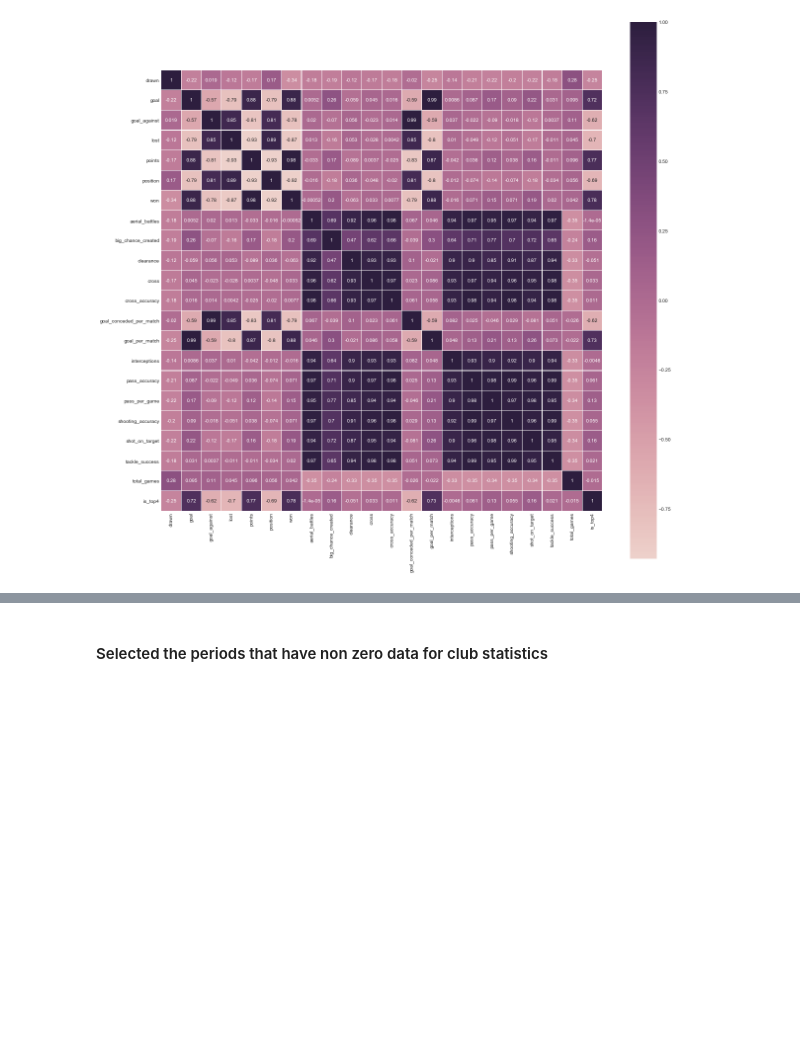
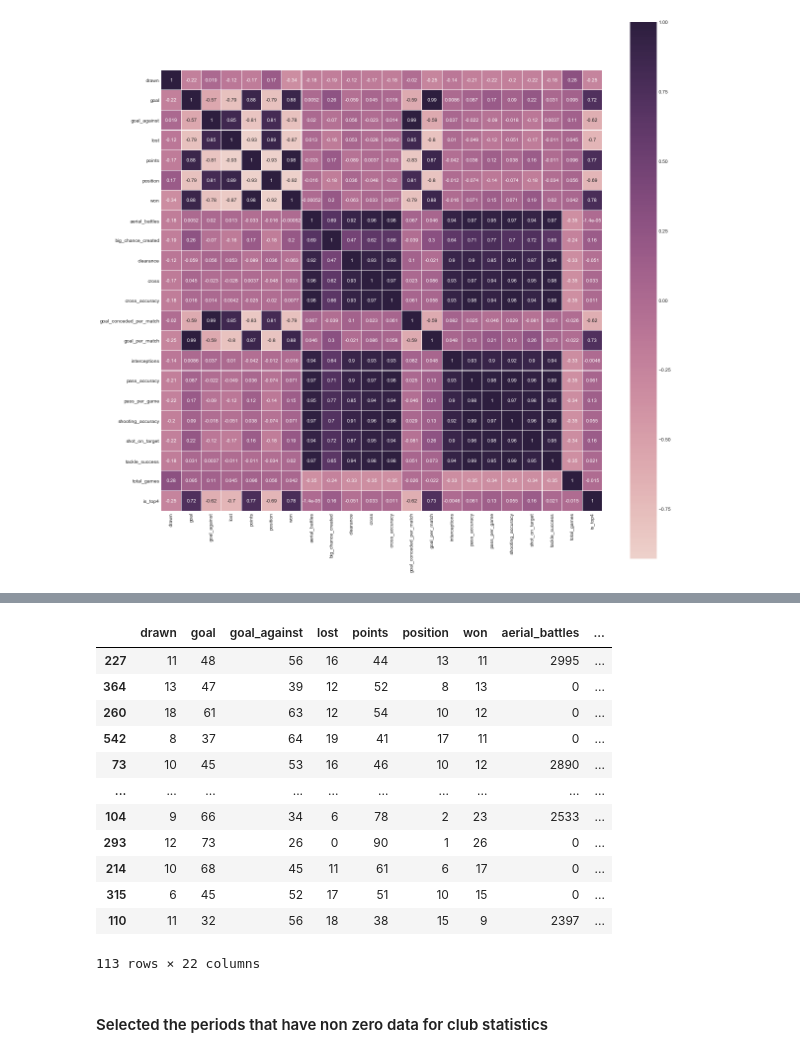
Before and after one commit to hyunilyoo/epl-prediction, a Jupyter notebook: Top4_Prediction.ipynb, the cells around one changed output, grey strips where cells are left out. Cells and saved outputs as stored; diff of their text form; code cells hidden in the pictures; blank space fills up the shorter version.

```diff
--- a/Top4_Prediction.ipynb
+++ b/Top4_Prediction.ipynb
@@ -461,3 +483,24 @@ plt.show()
+# %%
+train = train.drop(['club_name', 'season'], axis=1)
+# %%
+# Shuffle data
+train = train.sample(frac=1, random_state=2021).reset_index(drop=True)
+# %%
+train.sample(frac=0.2, random_state=2021)
+# %% [output]
+|  | drawn | goal | goal_against | lost | points | position | won | aerial_battles | ... |
+| 227 | 11 | 48 | 56 | 16 | 44 | 13 | 11 | 2995 | ... |
+| 364 | 13 | 47 | 39 | 12 | 52 | 8 | 13 | 0 | ... |
+| 260 | 18 | 61 | 63 | 12 | 54 | 10 | 12 | 0 | ... |
+| 542 | 8 | 37 | 64 | 19 | 41 | 17 | 11 | 0 | ... |
+| 73 | 10 | 45 | 53 | 16 | 46 | 10 | 12 | 2890 | ... |
+| ... | ... | ... | ... | ... | ... | ... | ... | ... | ... |
+| 104 | 9 | 66 | 34 | 6 | 78 | 2 | 23 | 2533 | ... |
+| 293 | 12 | 73 | 26 | 0 | 90 | 1 | 26 | 0 | ... |
+| 214 | 10 | 68 | 45 | 11 | 61 | 6 | 17 | 0 | ... |
+| 315 | 6 | 45 | 52 | 17 | 51 | 10 | 15 | 0 | ... |
+| 110 | 11 | 32 | 56 | 18 | 38 | 15 | 9 | 2397 | ... |
+113 rows × 22 columns
 # %% [markdown]
 #### Selected the periods that have non zero data for club statistics
 # %%
```
Also changed, not shown: parts of 12 cells of this notebook.
